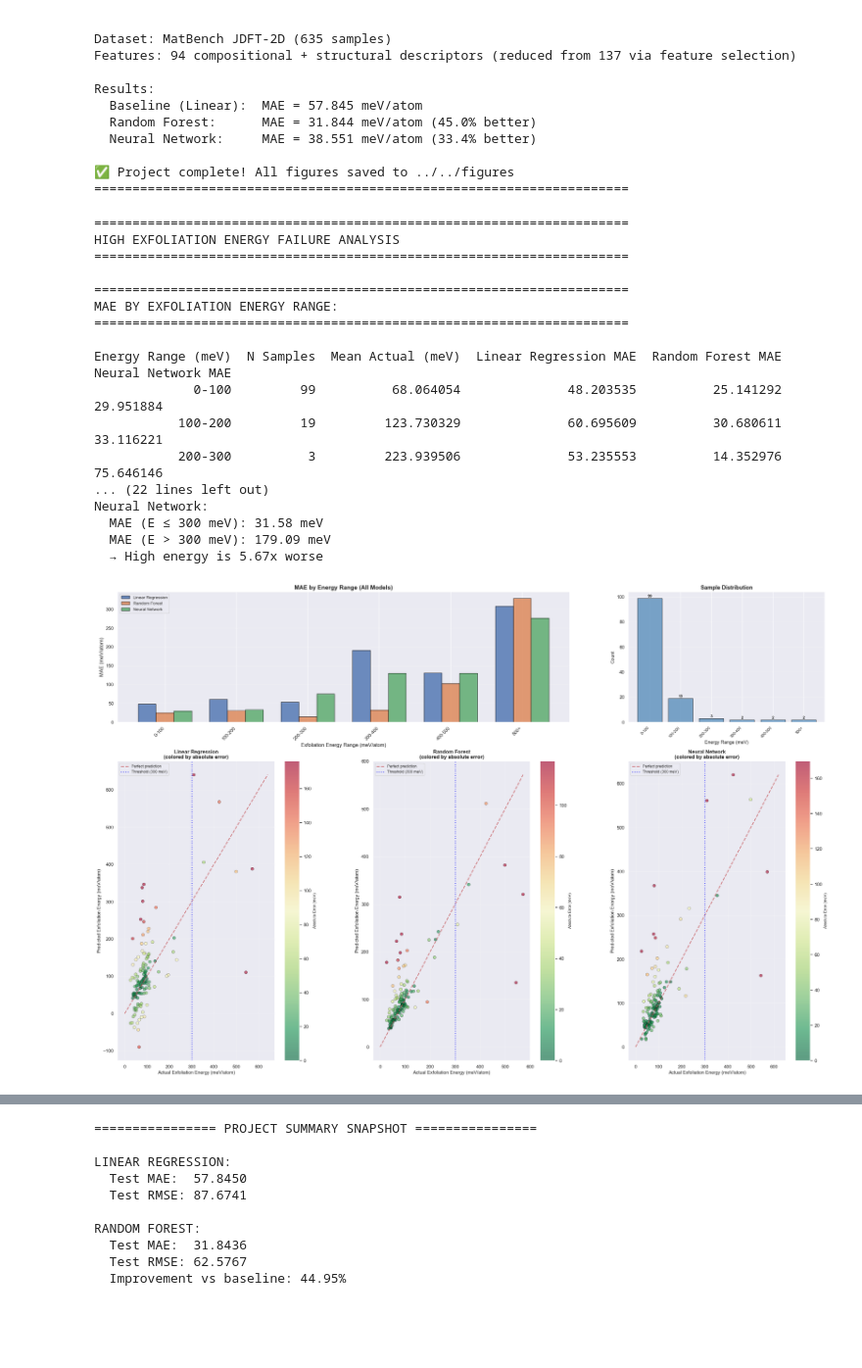
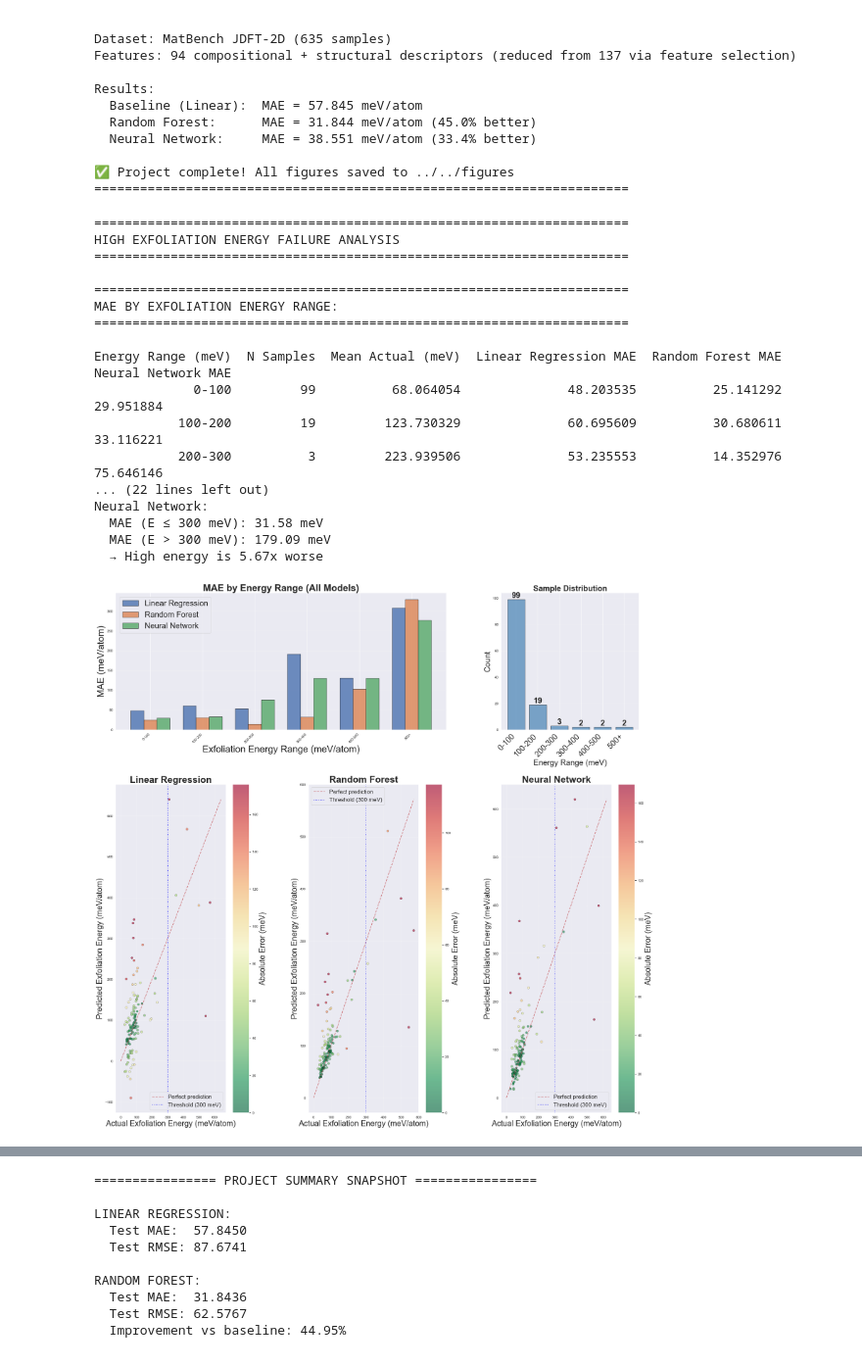
Before and after one commit to AttackOnBreakfast/cmse492_project, a Jupyter notebook: notebooks/exploratory/materials_eda.ipynb, the cells around one changed output, grey strips where cells are left out. Shown at 98% size. Drawn from its saved outputs; the diff is of its cells as text; code cells hidden in the pictures; blank space fills up the shorter version.

Commit message:
Edit fontsize on all figures

```diff
--- a/notebooks/exploratory/materials_eda.ipynb
+++ b/notebooks/exploratory/materials_eda.ipynb
@@ -273,8 +273,8 @@ counts = [X_original.shape[1], X_var_filtered.shape[1], X_selected.shape[1]]
 colors = ['red', 'orange', 'green']
 
 bars = ax.bar(stages, counts, color=colors, alpha=0.7, edgecolor='black')
-ax.set_ylabel('Number of Features', fontsize=12)
-ax.set_title('Feature Selection Process', fontsize=14, fontweight='bold')
+ax.set_ylabel('Number of Features', fontsize=20)
+ax.set_title('Feature Selection Process', fontsize=20, fontweight='bold')
 ax.grid(axis='y', alpha=0.3)
 
 # Add value labels
@@ -282,7 +282,7 @@ for bar, count in zip(bars, counts):
     height = bar.get_height()
     ax.text(bar.get_x() + bar.get_width()/2., height,
             f'{int(count)}',
-            ha='center', va='bottom', fontweight='bold', fontsize=12)
+            ha='center', va='bottom', fontweight='bold', fontsize=25)
 
 plt.tight_layout()
 plt.savefig(FIG_DIR / "feature_selection.png", dpi=300)
@@ -789,8 +789,8 @@ maes = results['Test MAE'].tolist()
 colors = ['red', 'green', 'blue']
 
 axes[0].bar(models, maes, color=colors, alpha=0.7, edgecolor='black')
-axes[0].set_ylabel('MAE (meV/atom)')
-axes[0].set_title('Mean Absolute Error Comparison')
+axes[0].set_ylabel('MAE (meV/atom)', fontsize=18)
+axes[0].set_title('Mean Absolute Error Comparison', fontsize=18, fontweight='bold')
 axes[0].grid(axis='y', alpha=0.3)
 for i, v in enumerate(maes):
     axes[0].text(i, v, f'{v:.2f}', ha='center', va='bottom', fontweight='bold')
@@ -798,8 +798,8 @@ for i, v in enumerate(maes):
 # RMSE comparison
 rmses = results['Test RMSE'].tolist()
 axes[1].bar(models, rmses, color=colors, alpha=0.7, edgecolor='black')
-axes[1].set_ylabel('RMSE (meV/atom)')
-axes[1].set_title('RMSE Comparison')
+axes[1].set_ylabel('RMSE (meV/atom)', fontsize=18)
+axes[1].set_title('RMSE Comparison', fontsize=18, fontweight='bold')
 axes[1].grid(axis='y', alpha=0.3)
 for i, v in enumerate(rmses):
     axes[1].text(i, v, f'{v:.2f}', ha='center', va='bottom', fontweight='bold')
@@ -988,8 +988,8 @@ for model_name, preds in predictions.items():
     print(f"  → High energy is {high_mae/low_mae:.2f}x worse")
 
 # Visualization
-fig = plt.figure(figsize=(30, 20))
-gs = fig.add_gridspec(3, 3, hspace=0.3, wspace=0.3)
+fig = plt.figure(figsize=(30, 30))
+gs = fig.add_gridspec(3, 3, hspace=0.4, wspace=0.4)
 
 # Plot 1: MAE by energy range (all models)
 ax1 = fig.add_subplot(gs[0, :2])
@@ -1001,26 +1001,26 @@ for i, model in enumerate(['Linear Regression', 'Random Forest', 'Neural Network
     maes = df_bins[f'{model} MAE'].values
     ax1.bar(x_pos + offset, maes, width, label=model, alpha=0.8, edgecolor='black')
 
-ax1.set_xlabel('Exfoliation Energy Range (meV/atom)', fontsize=12)
-ax1.set_ylabel('MAE (meV/atom)', fontsize=12)
-ax1.set_title('MAE by Energy Range (All Models)', fontsize=14, fontweight='bold')
+ax1.set_xlabel('Exfoliation Energy Range (meV/atom)', fontsize=30)
+ax1.set_ylabel('MAE (meV/atom)', fontsize=30)
+ax1.set_title('MAE by Energy Range (All Models)', fontsize=30, fontweight='bold')
 ax1.set_xticks(x_pos)
 ax1.set_xticklabels(df_bins['Energy Range (meV)'], rotation=45, ha='right')
-ax1.legend(fontsize=10)
+ax1.legend(fontsize=25)
 ax1.grid(axis='y', alpha=0.3)
 
 # Plot 2: Sample distribution
 ax2 = fig.add_subplot(gs[0, 2])
 ax2.bar(df_bins['Energy Range (meV)'], df_bins['N Samples'],
        alpha=0.7, color='steelblue', edgecolor='black')
-ax2.set_xlabel('Energy Range (meV)', fontsize=11)
-ax2.set_ylabel('Count', fontsize=11)
-ax2.set_title('Sample Distribution', fontsize=13, fontweight='bold')
-ax2.set_xticklabels(df_bins['Energy Range (meV)'], rotation=45, ha='right', fontsize=9)
+ax2.set_xlabel('Energy Range (meV)', fontsize=25)
+ax2.set_ylabel('Count', fontsize=25)
+ax2.set_title('Sample Distribution', fontsize=25, fontweight='bold')
+ax2.set_xticklabels(df_bins['Energy Range (meV)'], rotation=45, ha='right', fontsize=25)
 ax2.grid(axis='y', alpha=0.3)
 
 for i, v in enumerate(df_bins['N Samples']):
-    ax2.text(i, v, str(v), ha='center', va='bottom', fontweight='bold', fontsize=9)
+    ax2.text(i, v, str(v), ha='center', va='bottom', fontweight='bold', fontsize=25)
 
 # Plot 3-5: Actual vs Predicted for each model (colored by error)
 for idx, (model_name, preds) in enumerate(predictions.items()):
@@ -1039,16 +1039,16 @@ for idx, (model_name, preds) in enumerate(predictions.items()):
     ax.axvline(threshold, color='blue', linestyle=':', lw=2, alpha=0.7,
               label=f'Threshold ({threshold} meV)')
 
-    ax.set_xlabel('Actual Exfoliation Energy (meV/atom)', fontsize=11)
-    ax.set_ylabel('Predicted Exfoliation Energy (meV/atom)', fontsize=11)
-    ax.set_title(f'{model_name}\n(colored by absolute error)',
-                fontsize=12, fontweight='bold')
-    ax.legend(fontsize=9)
+    ax.set_xlabel('Actual Exfoliation Energy (meV/atom)', fontsize=25)
+    ax.set_ylabel('Predicted Exfoliation Energy (meV/atom)', fontsize=25)
+    ax.set_title(f'{model_name}',
+                fontsize=30, fontweight='bold')
+    ax.legend(fontsize=18)
     ax.grid(alpha=0.3)
 
     # Colorbar
     cbar = plt.colorbar(scatter, ax=ax)
-    cbar.set_label('Absolute Error (meV)', fontsize=9)
+    cbar.set_label('Absolute Error (meV)', fontsize=25)
 
 plt.savefig(FIG_DIR / "high_energy_failure_analysis.png", dpi=300, bbox_inches='tight')
 plt.show()
@@ -1077,34 +1077,34 @@ for feat in top_5_features:
 # Save results
 df_bins.to_csv(PROC_DIR / "high_energy_analysis.csv", index=False)
 print(f"\n✅ High energy analysis saved to {PROC_DIR / 'high_energy_analysis.csv'}")
 
 print("\n" + "="*70)
 print("CONCLUSIONS:")
 print("="*70)
 print("1. DATA IMBALANCE: Check if high-energy samples are underrepresented")
 print("2. FEATURE LIMITS: Features may saturate or behave differently at extremes")
 print("3. MODEL BIAS: All models optimize for the dense low-energy region")
 print("4. PHYSICS: High exfoliation energies may involve different bonding mechanisms")
 print("="*70)
 # %% [output]
 ======================================================================
 HIGH EXFOLIATION ENERGY FAILURE ANALYSIS
 ======================================================================
 
 ======================================================================
 MAE BY EXFOLIATION ENERGY RANGE:
 ======================================================================
 
 Energy Range (meV)  N Samples  Mean Actual (meV)  Linear Regression MAE  Random Forest MAE  Neural Network MAE
              0-100         99          68.064054              48.203535          25.141292           29.951884
            100-200         19         123.730329              60.695609          30.680611           33.116221
            200-300          3         223.939506              53.235553          14.352976           75.646146
 ... (22 lines left out)
 Neural Network:
   MAE (E ≤ 300 meV): 31.58 meV
   MAE (E > 300 meV): 179.09 meV
   → High energy is 5.67x worse
-[figure, old version]
+[figure, new version]
 ======================================================================
 FEATURE CHARACTERISTICS: LOW VS HIGH ENERGY
 ======================================================================
```
Also changed, not shown: parts of 7 cells of this notebook, 15 other files.
